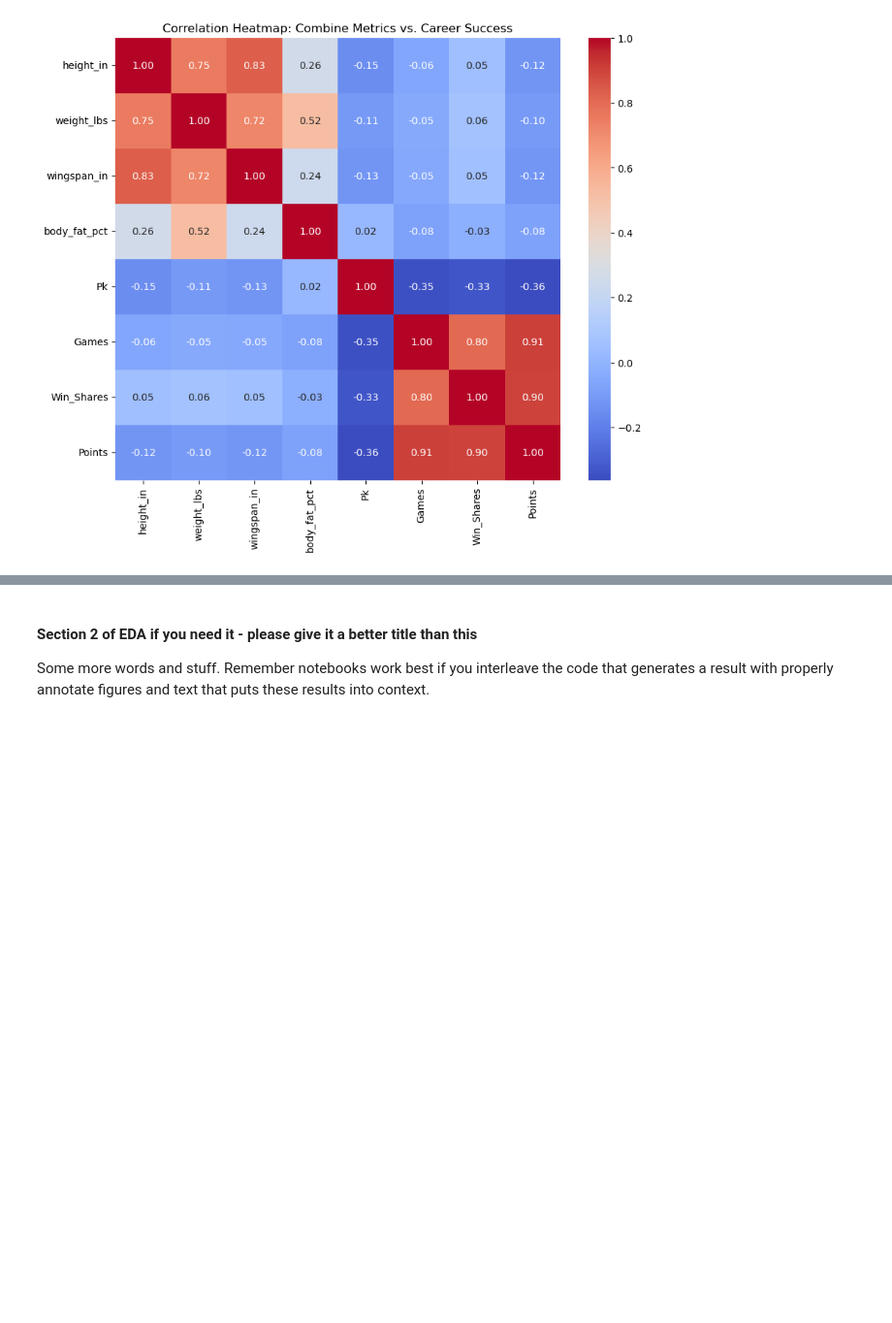
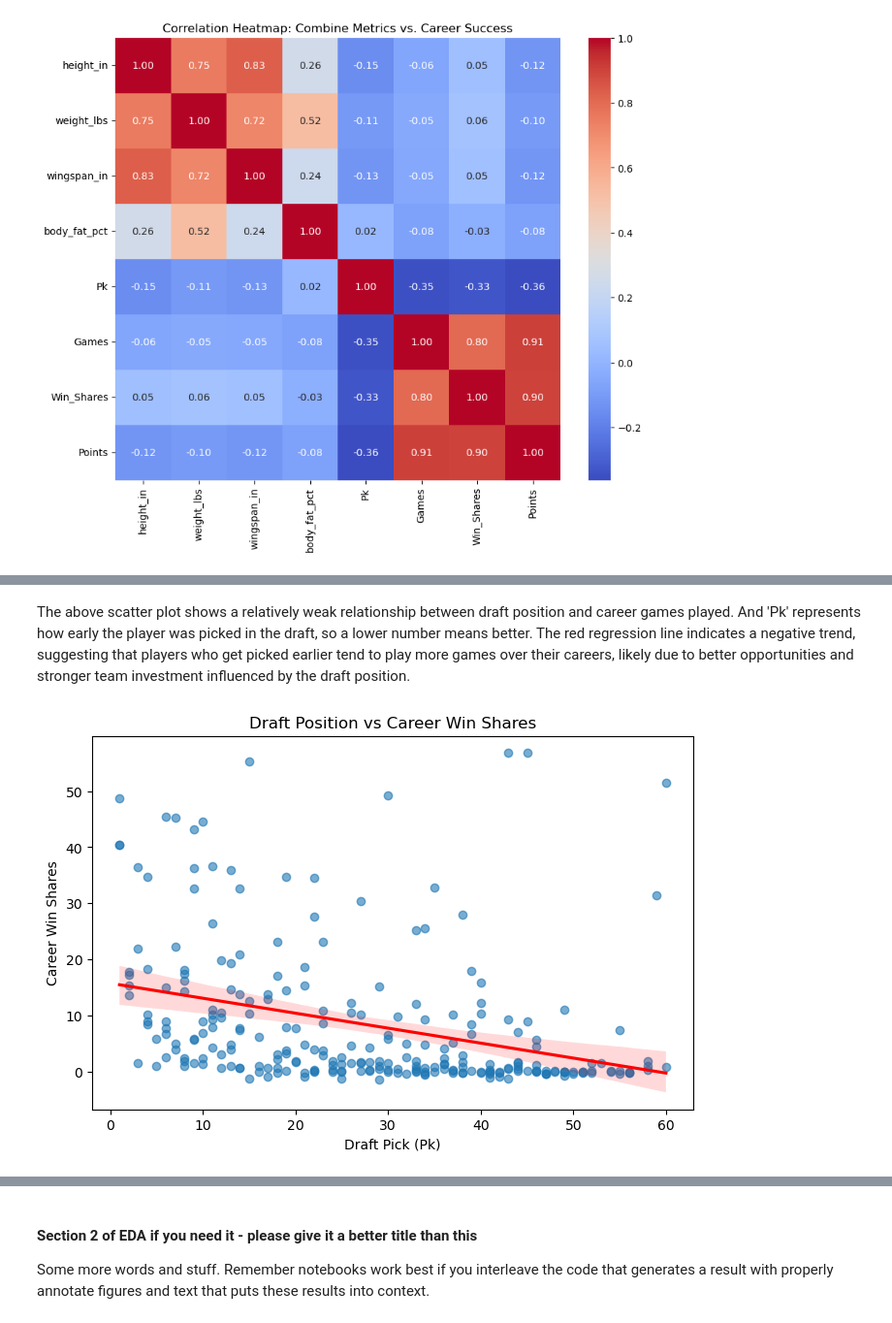
Before and after one commit to COGS108/Group010_WI26, a Jupyter notebook: 02-EDACheckpoint.ipynb, the cells around one changed output, grey strips where cells are left out. Shown at 97% size. Cells and saved outputs as stored; diff of their text form; code cells hidden in the pictures; blank space fills up the shorter version.

```diff
--- a/02-EDACheckpoint.ipynb
+++ b/02-EDACheckpoint.ipynb
@@ -548,0 +720,20 @@ plt.show()
+# %% [markdown]
+The above scatter plot shows a relatively weak relationship between draft position and career games played. And 'Pk' represents how early the player was picked in the draft, so a lower number means better. The red regression line indicates a negative trend, suggesting that players who get picked earlier tend to play more games over their careers, likely due to better opportunities and stronger team investment influenced by the draft position.
+# %%
+plt.figure(figsize=(8,5))
+
+sns.regplot(
+    data=full_merged_df,
+    x='Pk',
+    y='Win_Shares',
+    scatter_kws={'alpha':0.6},
+    line_kws={'color':'red'}
+)
+
+plt.title("Draft Position vs Career Win Shares")
+plt.xlabel("Draft Pick (Pk)")
+plt.ylabel("Career Win Shares")
+
+plt.show()
+# %% [output]
+[figure, added]
```
Also changed, not shown: parts of 31 cells of this notebook.
